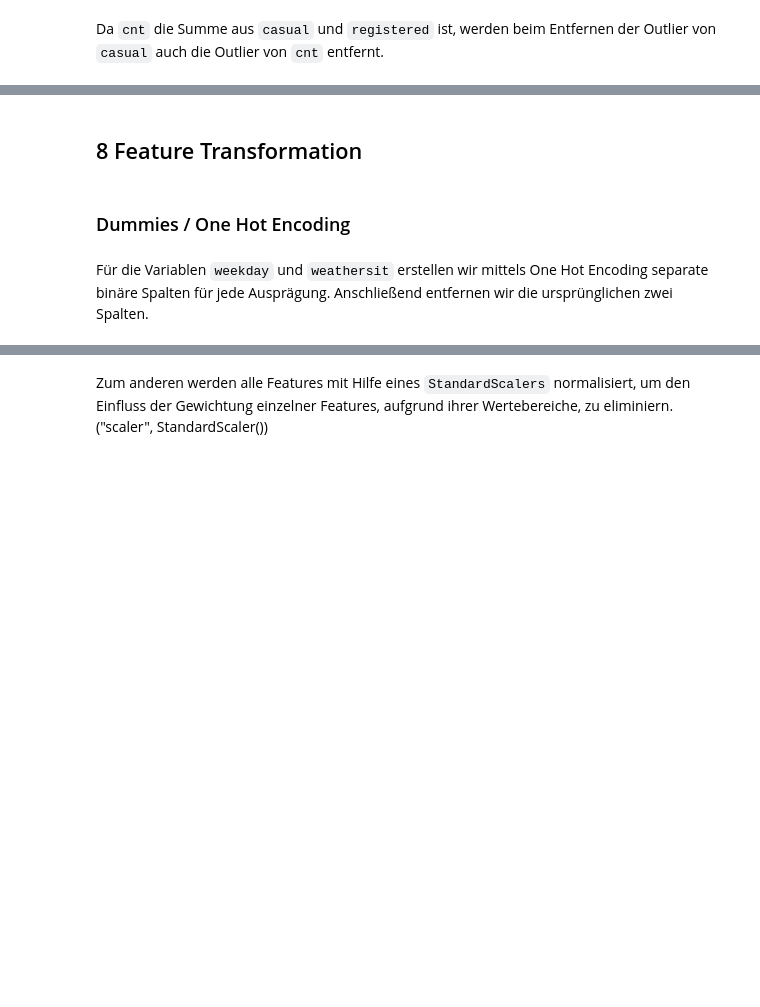
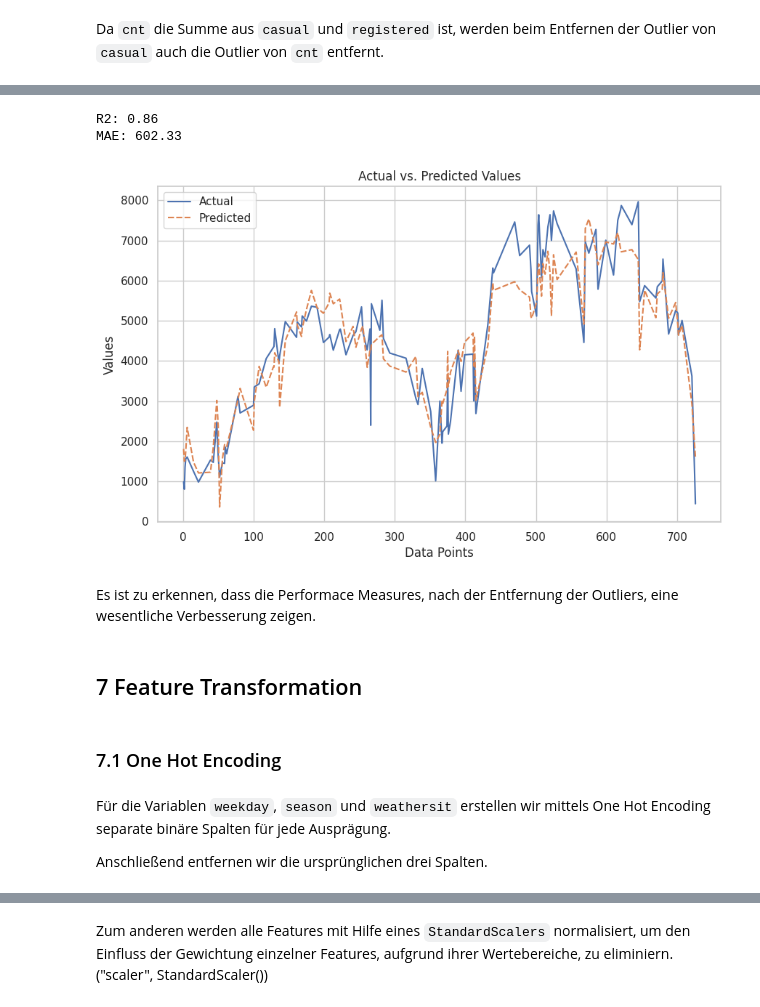
Before and after one commit to DavidRmn/introduction-data-science, a Jupyter notebook: project/task_2.ipynb, the cells around one changed output, grey strips where cells are left out. Cells and saved outputs as stored; diff of their text form; code cells hidden in the pictures; blank space fills up the shorter version.

```diff
--- a/project/task_2.ipynb
+++ b/project/task_2.ipynb
@@ -373,0 +448,12 @@ baseline_linreg(data_no_out)
+# %%
+X_train, X_validate, y_train, y_validate = train_test_split(train_data[features], train_data["cnt"], test_size=0.2, random_state=42)
+# %%
+data_correction_pipeline = Pipeline([
+    ("feature_datetime", feature_datetime),
+    ("season_imputer", season_imputer),
+    ("weekday_by_date", weekday_by_date),
+    ("numeric_values", numeric_values),
+    ("imputer", SimpleImputer(strategy="mean")),
+    ("baseline_model", baseline_model)])
+# %%
+data_correction_pipeline.fit(train_data[features], train_data["cnt"])
@@ -374,2 +492,15 @@ baseline_linreg(data_no_out)
+# %%
+y_pred = data_correction_pipeline.predict(X_validate)
+# %%
+_, _ = performance_measures(y_validate, y_pred)
+# %% [output]
+R2: 0.86
+MAE: 602.33
+# %%
+actual_vs_predicted(y_validate, y_pred)
+# %% [output]
+[figure, added]
+# %% [markdown]
+Es ist zu erkennen, dass die Performace Measures, nach der Entfernung der Outliers, eine wesentliche Verbesserung zeigen.
 # %% [markdown]
-## 8 Feature Transformation
+## 7 Feature Transformation
@@ -376,4 +509,6 @@ baseline_linreg(data_no_out)
 # %% [markdown]
-### Dummies / One Hot Encoding ###
+### 7.1 One Hot Encoding
 # %% [markdown]
-Für die Variablen `weekday` und `weathersit` erstellen wir mittels One Hot Encoding separate binäre Spalten für jede Ausprägung. Anschließend entfernen wir die ursprünglichen zwei Spalten.
+Für die Variablen `weekday`, `season` und `weathersit` erstellen wir mittels One Hot Encoding separate binäre Spalten für jede Ausprägung.
+
+Anschließend entfernen wir die ursprünglichen drei Spalten.
```
Also changed, not shown: parts of 46 cells of this notebook.
